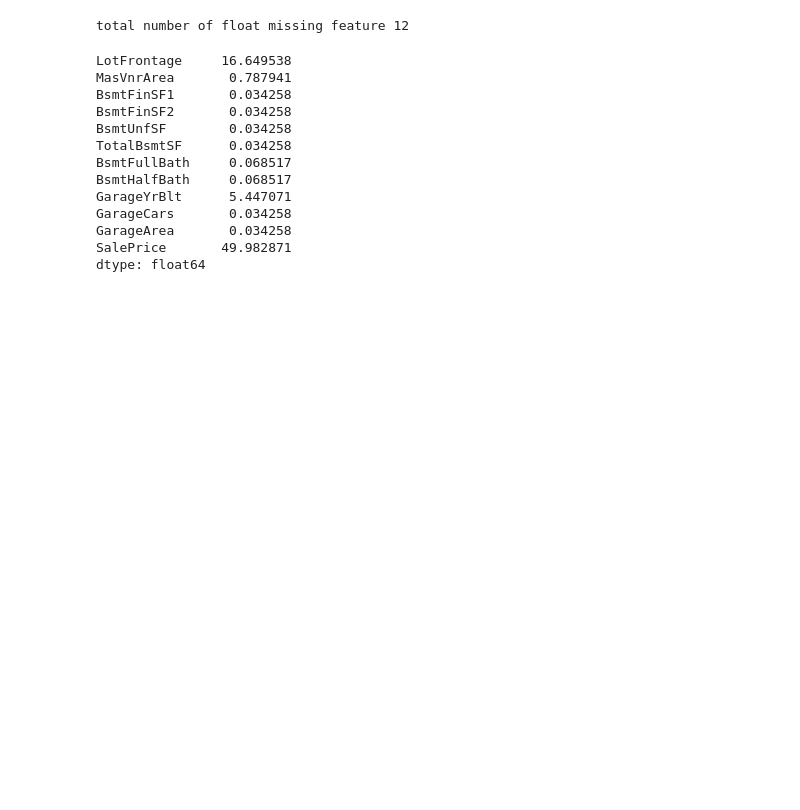
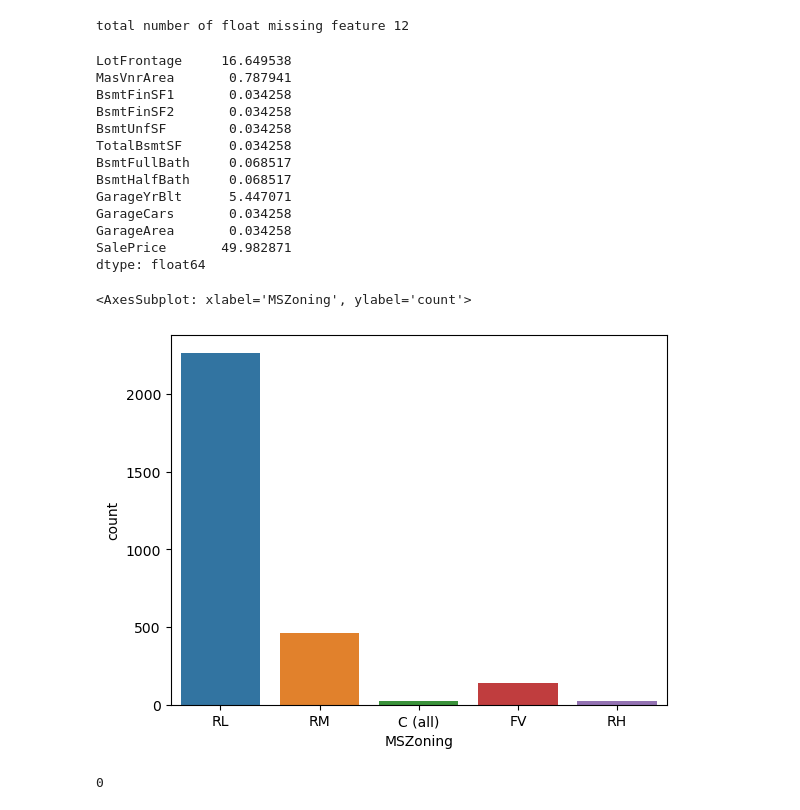
Before and after one commit to surajpoddar-ml/House-price--predictor, a Jupyter notebook: Machine L/src/main.ipynb, the cells around one changed output. Saved outputs shown, nothing was run; the diff lists cells and outputs as text; code cells hidden in the pictures; blank space fills up the shorter version.

Commit message:
Impute MSZoning missing values using mode

```diff
--- a/Machine L/src/main.ipynb
+++ b/Machine L/src/main.ipynb
@@ -288,3 +288,13 @@ def plot_data(df, df_new, feature):
     sns.countplot(x=feature, data=df_new)
     plt.title("After Imputation")
     plt.show()
+# %%
+### handling MSZoning=0.137033
+
+df["MSZoning"].value_counts()
+
+# count plot in graph form
+sns.countplot(x=df["MSZoning"])
+# %% [output]
+<AxesSubplot: xlabel='MSZoning', ylabel='count'>
+[figure, added]
@@ -290,0 +304,9 @@ def plot_data(df, df_new, feature):
+# %%
+# as we can see here RL is the mode for this feature
+mszoning_mode=df["MSZoning"].mode()[0]
+mszoning_mode
+df_mvi["MSZoning"].replace(np.nan,mszoning_mode,inplace=True)
+# now chceck do we have any missinf vLUE
+df_mvi["MSZoning"].isnull().sum()
+# %% [output]
+0
```
Also changed, not shown: parts of 2 cells of this notebook.
